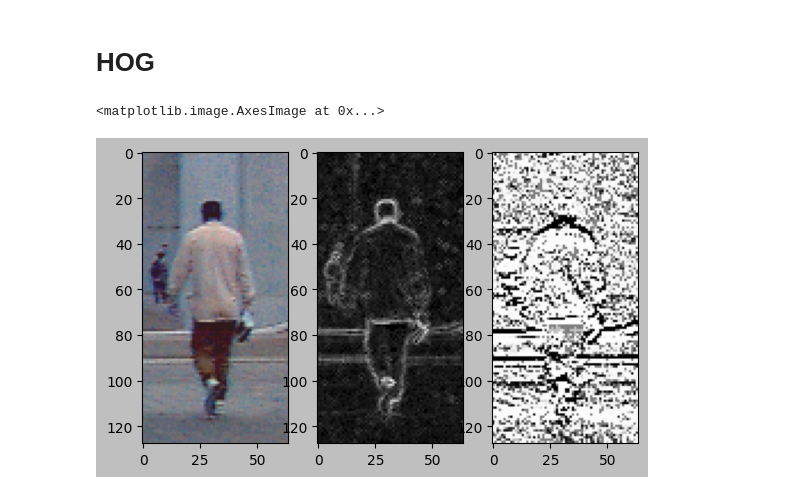
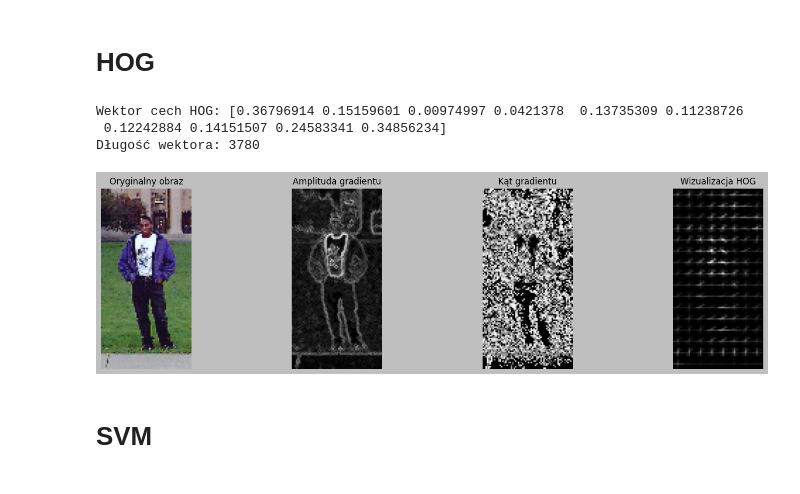
Before and after one commit to jrosa02/ZAW-2025S, a Jupyter notebook: lab11_hog/main.ipynb, the cells around one changed output. Cells and saved outputs as stored; diff of their text form; code cells hidden in the pictures.

```diff
--- a/lab11_hog/main.ipynb
+++ b/lab11_hog/main.ipynb
@@ -67,13 +138,32 @@ class HOG():
 # %%
-example_human = cv2.imread("train/pos/per00001.ppm")
+example_human = cv2.imread("train/pos/per00060.ppm")
 hog = HOG()
+mag, ang = hog.get_max_grad_mag_angle(example_human)
+hist = hog.get_block_histogram((mag, ang), cellSize=8)
+descriptor = hog.normalize_blocks(hist)
+
+print("Wektor cech HOG:", descriptor[:10])  # pierwsze 10 wartości
+print("Długość wektora:", len(descriptor))  # powinno być ~3780 dla 64x128
 
 
 plt.style.use('grayscale')
-fig, axes = plt.subplots(1, 3)
-axes[0].imshow(example_human)
-axes[1].imshow(hog.get_max_grad_mag_angle(example_human)[0])
-axes[2].imshow(hog.get_max_grad_mag_angle(example_human)[1])
+fig, axes = plt.subplots(1, 4, figsize=(16, 4))
+axes[0].imshow(cv2.cvtColor(example_human, cv2.COLOR_BGR2RGB))
+axes[0].set_title("Oryginalny obraz")
+axes[1].imshow(mag, cmap='gray')
+axes[1].set_title("Amplituda gradientu")
+axes[2].imshow(ang, cmap='gray')
+axes[2].set_title("Kąt gradientu")
+axes[3].imshow(hog.HOGpicture(hist, 8), cmap='gray')
+axes[3].set_title("Wizualizacja HOG")
+for ax in axes:
+    ax.axis('off')
+plt.tight_layout()
+plt.show()
 # %% [output]
-<matplotlib.image.AxesImage at 0x...>
+Wektor cech HOG: [0.36796914 0.15159601 0.00974997 0.0421378  0.13735309 0.11238726
+ 0.12242884 0.14151507 0.24583341 0.34856234]
+Długość wektora: 3780
-[figure, old version]
+[figure, new version]
+# %% [markdown]
+# SVM
```
Also changed, not shown: parts of 6 cells of this notebook.
